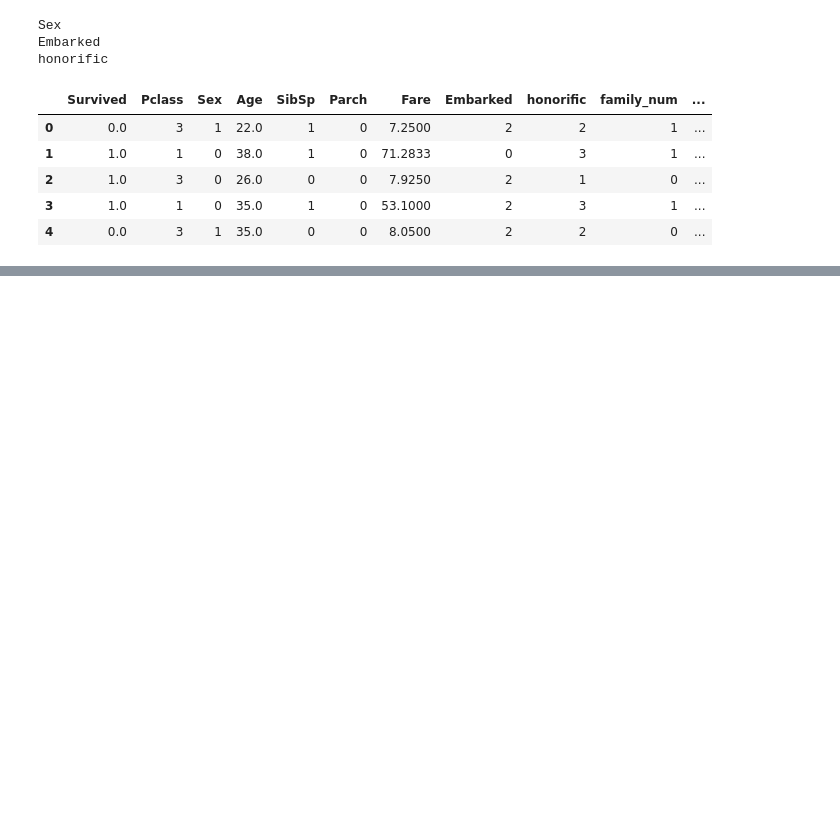
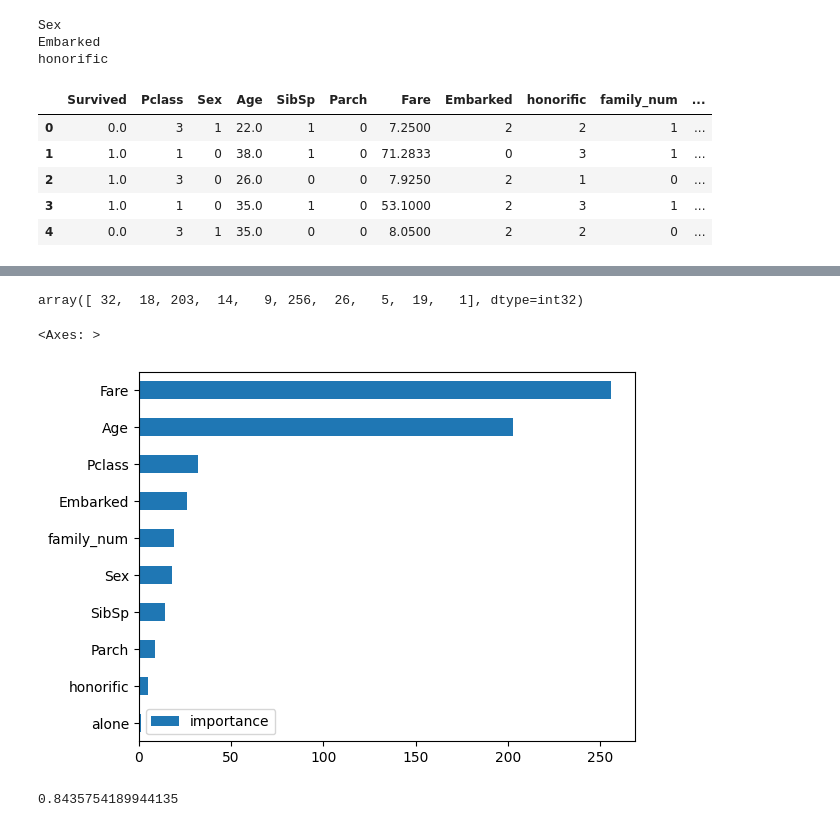
Before and after one commit to wontwopunch/colab, a Jupyter notebook: titanic.ipynb, the cells around one changed output, grey strips where cells are left out. Cells and saved outputs as stored; diff of their text form; code cells hidden in the pictures; blank space fills up the shorter version.

```diff
--- a/titanic.ipynb
+++ b/titanic.ipynb
@@ -6,8 +6,8 @@ import pandas as pd
 import matplotlib.pyplot as plt
 import seaborn as sns
 # %%
-train_df = pd.read_csv("../train.csv")
-test_df = pd.read_csv("../test.csv")
+train_df = pd.read_csv("train.csv")
+test_df = pd.read_csv("test.csv")
 # %%
 train_df.head()
 # %% [output]
@@ -572,0 +594,22 @@ test_X = all_df[all_df["Survived"].isnull()].drop("Survived", axis=1).reset_inde
+# %%
+# 과적합을 피하려면 학습 데이터에서 검증 데이터를 분리하는 과정이 필요
+X_train, X_valid, y_train, y_valid = train_test_split(train_X, train_Y, test_size=0.2)
+
+# X_train, y_train 데이터로 모델 학습 → X_valid의 예측 정확도 확인
+categories = ["Embarked", "Pclass", "Sex", "honorific", "alone"]
+lgb_train = lgb.Dataset(X_train, y_train, categorical_feature=categories)
+lgb_eval = lgb.Dataset(X_valid, y_valid, categorical_feature=categories, reference=lgb_train)
+# %%
+# 하이퍼파라미터 설정
+lgbm_params = {
+    "objective" : "binary",
+    "random_seed" : 42
+}
+# %%
+# LightGBM으로 머신러닝 모델 학습시키기
+model_lgb = lgb.train(lgbm_params,
+                      lgb_train,
+                      valid_sets=lgb_eval,
+                      num_boost_round=100,
+                      early_stopping_rounds=20,
+                      verbose_eval=10)
@@ -572,0 +624,13 @@ test_X = all_df[all_df["Survived"].isnull()].drop("Survived", axis=1).reset_inde
+# %%
+# 각 변수의 중요도 조사하기
+model_lgb.feature_importance()
+# %% [output]
+array([ 32,  18, 203,  14,   9, 256,  26,   5,  19,   1], dtype=int32)
+# %%
+# 데이터의 열명 표시
+importance = pd.DataFrame(model_lgb.feature_importance(), index=X_train.columns,
+                          columns=["importance"]).sort_values(by="importance", ascending=True)
+importance.plot.barh()
+# %% [output]
+<Axes: >
+[figure, added]
@@ -572,0 +644,4 @@ test_X = all_df[all_df["Survived"].isnull()].drop("Survived", axis=1).reset_inde
+# %%
+accuracy_score(y_valid, np.round(y_pred))
+# %% [output]
+0.8435754189944135
```
Also changed, not shown: parts of 7 cells of this notebook.
